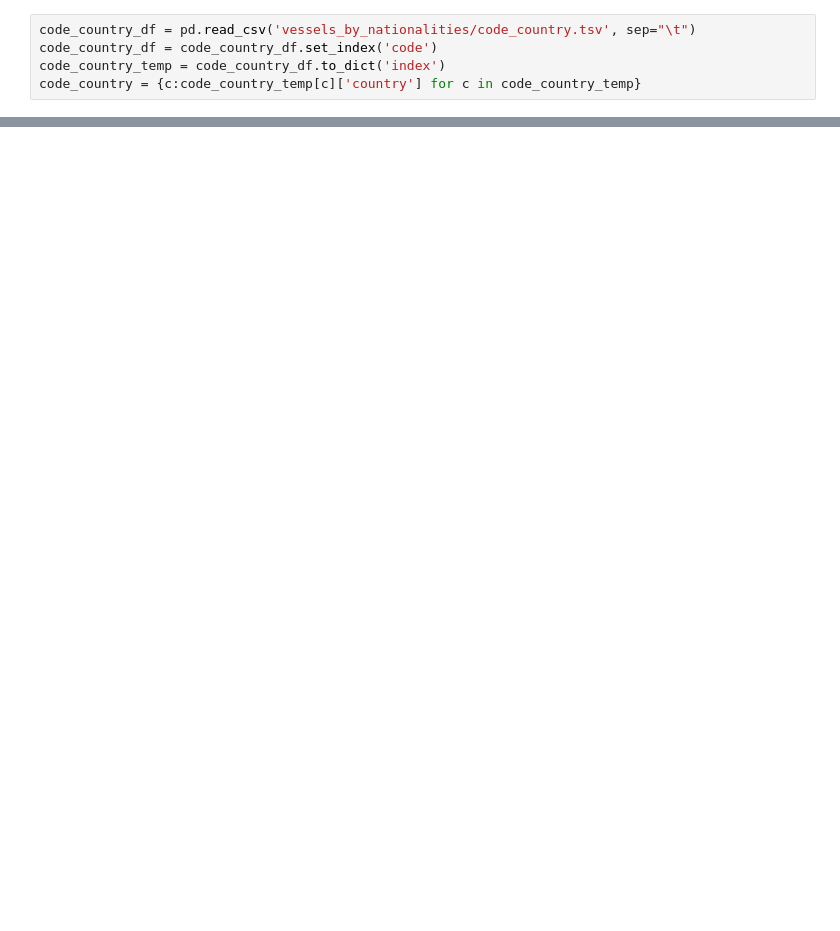
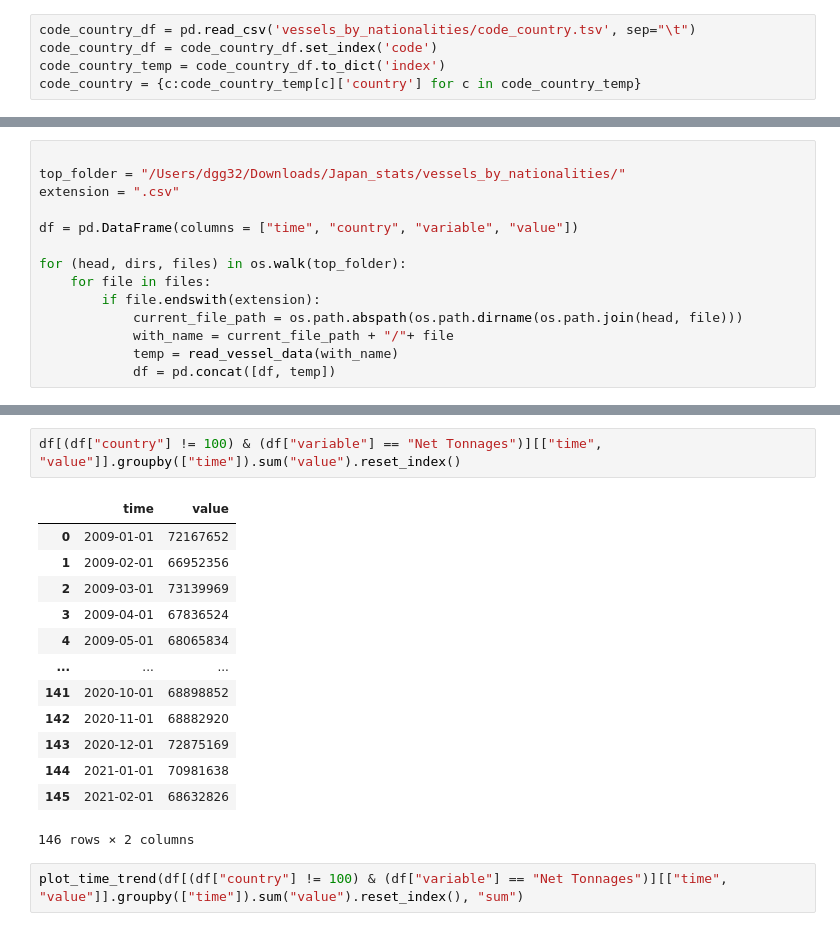
Before and after one commit to dgg32/japan_under_corona, a Jupyter notebook: vessel.ipynb, the cells around one changed output, grey strips where cells are left out. Drawn from its saved outputs; the diff is of its cells as text; blank space fills up the shorter version.

```diff
--- a/vessel.ipynb
+++ b/vessel.ipynb
@@ -39 +62,15 @@ df = read_vessel_data('vessels_by_nationalities/ik-500h2021001.csv')
+# %%
+
+top_folder = "/Users/dgg32/Downloads/Japan_stats/vessels_by_nationalities/"
+extension = ".csv"
+
+df = pd.DataFrame(columns = ["time", "country", "variable", "value"])
+
+for (head, dirs, files) in os.walk(top_folder):
+    for file in files:
+        if file.endswith(extension):
+            current_file_path = os.path.abspath(os.path.dirname(os.path.join(head, file)))
+            with_name = current_file_path + "/"+ file
+            temp = read_vessel_data(with_name)
+            df = pd.concat([df, temp])
 # %%
@@ -50,0 +113,18 @@ df[df["country"] == "People's Republic of China"]
+# %%
+df[(df["country"] != 100) & (df["variable"] == "Net Tonnages")][["time", "value"]].groupby(["time"]).sum("value").reset_index()
+# %% [output]
+|  | time | value |
+| 0 | 2009-01-01 | 72167652 |
+| 1 | 2009-02-01 | 66952356 |
+| 2 | 2009-03-01 | 73139969 |
+| 3 | 2009-04-01 | 67836524 |
+| 4 | 2009-05-01 | 68065834 |
+| ... | ... | ... |
+| 141 | 2020-10-01 | 68898852 |
+| 142 | 2020-11-01 | 68882920 |
+| 143 | 2020-12-01 | 72875169 |
+| 144 | 2021-01-01 | 70981638 |
+| 145 | 2021-02-01 | 68632826 |
+146 rows × 2 columns
+# %%
+plot_time_trend(df[(df["country"] != 100) & (df["variable"] == "Net Tonnages")][["time", "value"]].groupby(["time"]).sum("value").reset_index(), "sum")
```
Also changed, not shown: parts of 10 cells of this notebook, 2 other files.
